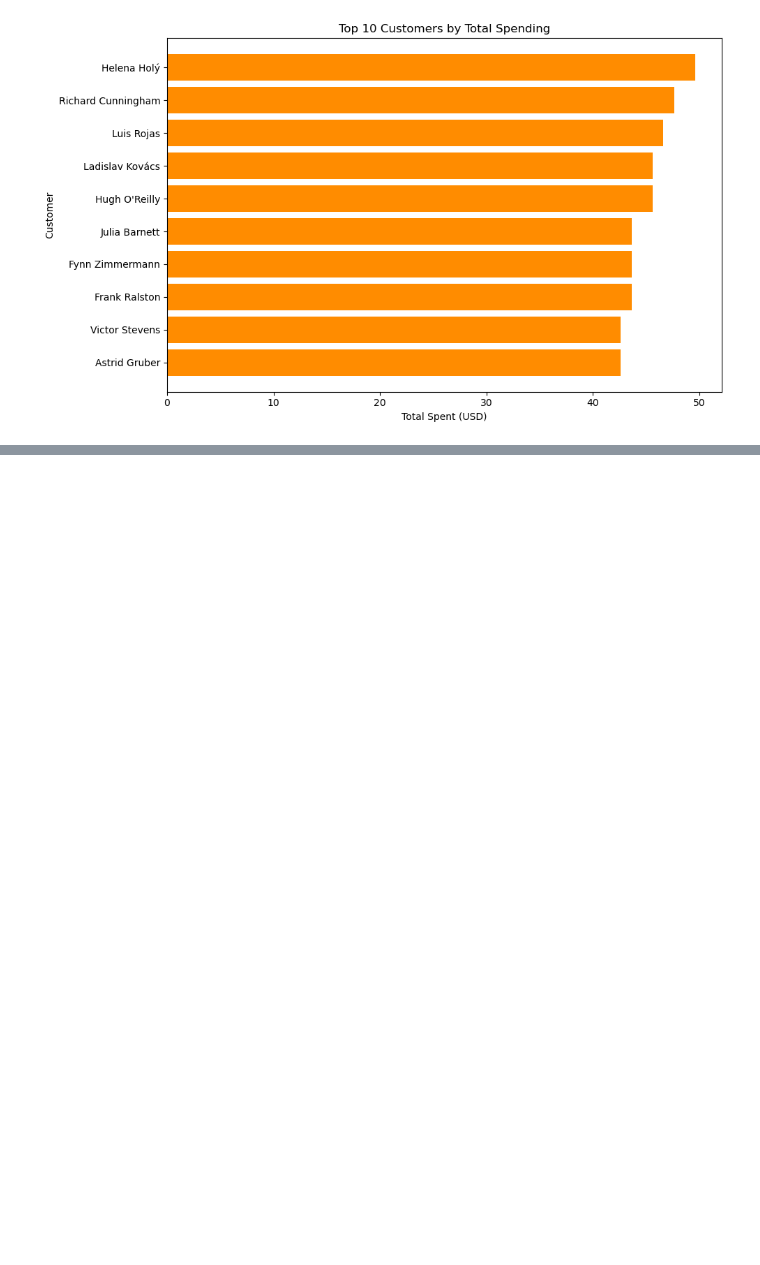
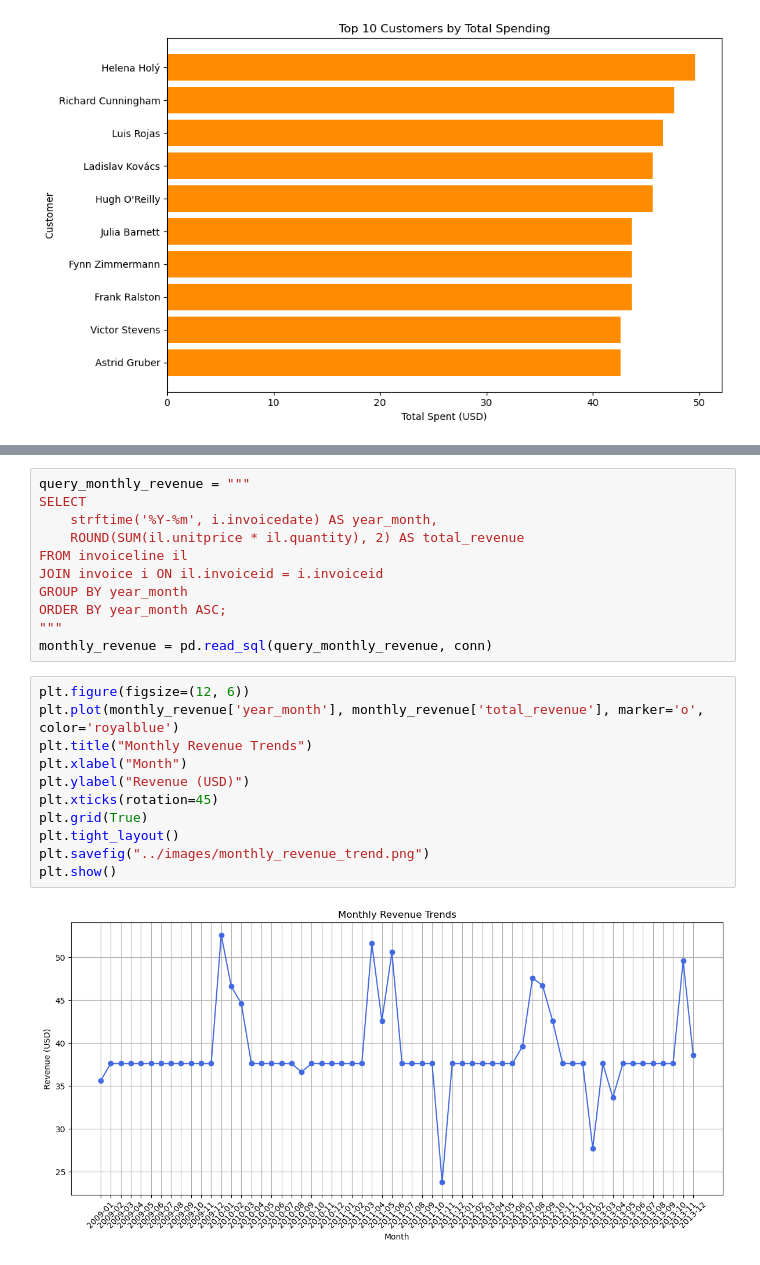
Before and after one commit to SteamyCupGames/Music-Business-Insights---Exploratory-Data-Analysis-with-WSDA_Music, a Jupyter notebook: notebooks/02_analysis_python.ipynb, the cells around one changed output, grey strips where cells are left out. Cells and saved outputs as stored; diff of their text form; blank space fills up the shorter version.

```diff
--- a/notebooks/02_analysis_python.ipynb
+++ b/notebooks/02_analysis_python.ipynb
@@ -91,0 +120,24 @@ plt.show()
+# %%
+query_monthly_revenue = """
+SELECT
+    strftime('%Y-%m', i.invoicedate) AS year_month,
+    ROUND(SUM(il.unitprice * il.quantity), 2) AS total_revenue
+FROM invoiceline il
+JOIN invoice i ON il.invoiceid = i.invoiceid
+GROUP BY year_month
+ORDER BY year_month ASC;
+"""
+monthly_revenue = pd.read_sql(query_monthly_revenue, conn)
+# %%
+plt.figure(figsize=(12, 6))
+plt.plot(monthly_revenue['year_month'], monthly_revenue['total_revenue'], marker='o', color='royalblue')
+plt.title("Monthly Revenue Trends")
+plt.xlabel("Month")
+plt.ylabel("Revenue (USD)")
+plt.xticks(rotation=45)
+plt.grid(True)
+plt.tight_layout()
+plt.savefig("../images/monthly_revenue_trend.png")
+plt.show()
+# %% [output]
+[figure, added]
```
Also changed, not shown: parts of 5 cells of this notebook, 2 other files.
